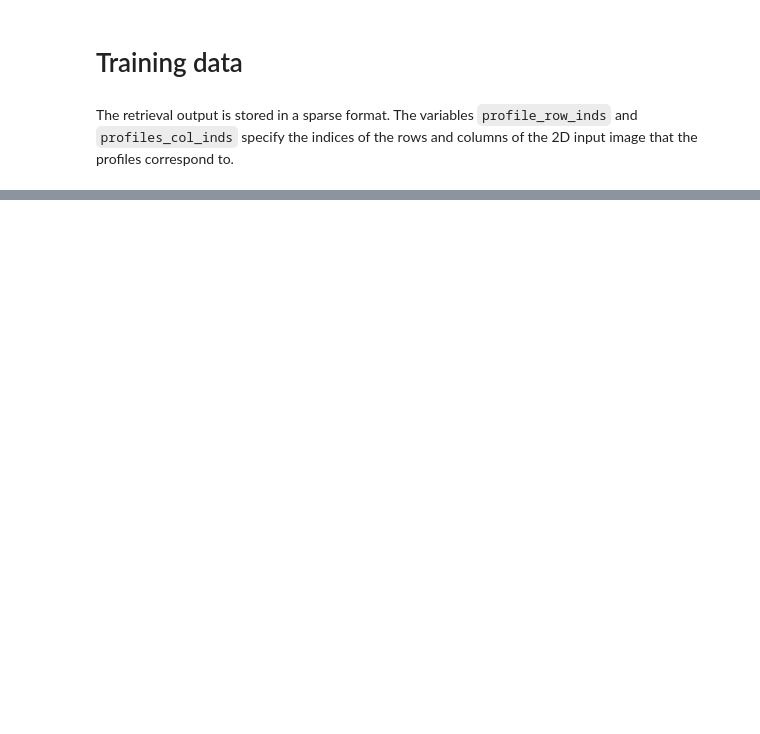
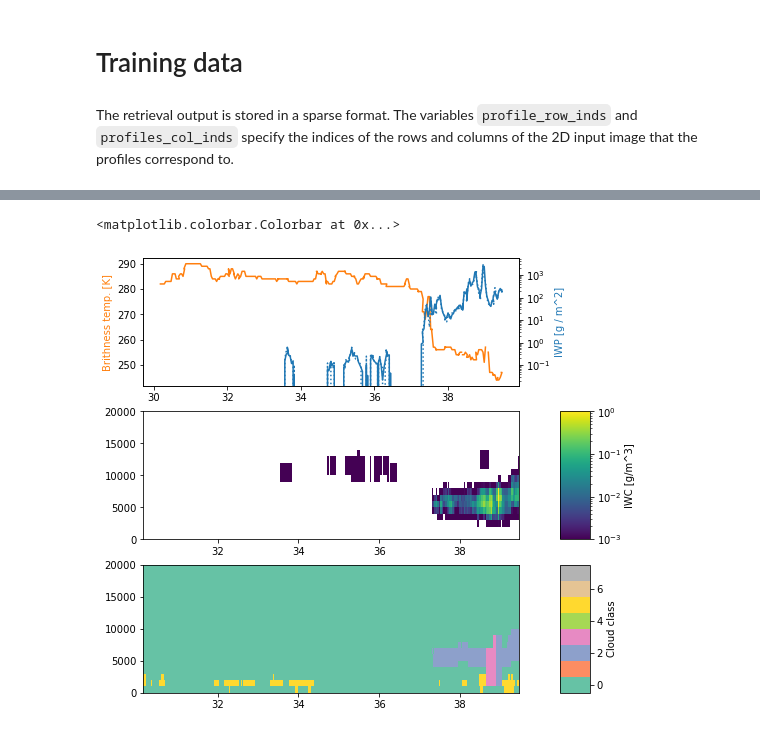
Before and after one commit to SEE-GEO/ccic, a Jupyter notebook: notebooks/training_data.ipynb, the cells around one changed output, grey strips where cells are left out. Cells and saved outputs as stored; diff of their text form; code cells hidden in the pictures; blank space fills up the shorter version.

```diff
--- a/notebooks/training_data.ipynb
+++ b/notebooks/training_data.ipynb
@@ -9,7 +9,7 @@ import numpy as np
 import matplotlib.pyplot as plt
 import xarray as xr
 # %%
-files = list(Path("/home/simonpf/data_3/ccic/training_data/").glob("cloudsat_match*.nc"))
+files = list(Path("/home/simonpf/data_3/ccic/training_data/").glob("**/cloudsat_match*.nc"))
 data = xr.load_dataset(np.random.choice(files))
 # %% [markdown]
 The retrieval output is stored in a sparse format. The variables ``profile_row_inds`` and ``profiles_col_inds`` specify the indices of the rows and columns of the 2D input image that the profiles correspond to.
@@ -18,6 +18,7 @@ row_inds = data.profile_row_inds
 col_inds = data.profile_column_inds
 # %%
 iwp = data.iwp.data
+iwp_rand = data.iwp_rand.data
 iwc = data.iwc.data
 cloud_class = data.cloud_class.data
 tbs = data.ir_win.data[row_inds, col_inds]
@@ -32,30 +53,34 @@ gs = GridSpec(3, 2, width_ratios=(1.0, 0.08))
 
 axs = np.array([f.add_subplot(gs[i, 0]) for i in range(3)])
 
 # IWP and Tbs
 x = cs_lats
 ax = axs[0]
 ax.plot(cs_lats, tbs, c="C1")
 ax.set_ylabel("Brithness temp. [K]", color="C1")
 ax = ax.twinx()
 ax.plot(cs_lats, iwp, c="C0")
+ax.plot(cs_lats, iwp_rand, c="C0", ls=":")
 ax.set_yscale("log")
 ax.set_ylabel("IWP [g / m^2]", color="C0")
 
 # IWC
 ax = axs[1]
 iwc_norm = LogNorm(1e-3, 1e0)
 y = data.levels.data
 m = ax.pcolormesh(x, y, iwc.T, norm=iwc_norm)
 
 cax = f.add_subplot(gs[1, -1])
 plt.colorbar(m, cax=cax, label="IWC [g/m^3]")
 
 
 # Cloud mask
 ax = axs[2]
 y = data.levels.data
 m = ax.pcolormesh(x, y, cloud_class.T, cmap="Set2", norm=Normalize(-0.5, 7.5))
 
 cax = f.add_subplot(gs[2, -1])
 plt.colorbar(m, cax=cax, label="Cloud class")
+# %% [output]
+<matplotlib.colorbar.Colorbar at 0x...>
+[figure, added]
```
Also changed, not shown: parts of 21 cells of this notebook, 8 other files.
